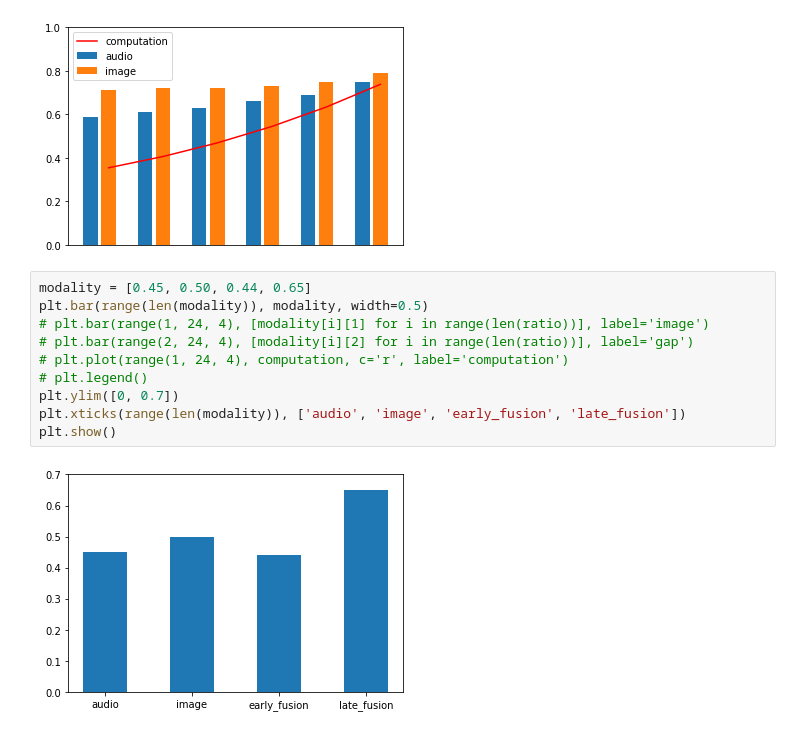
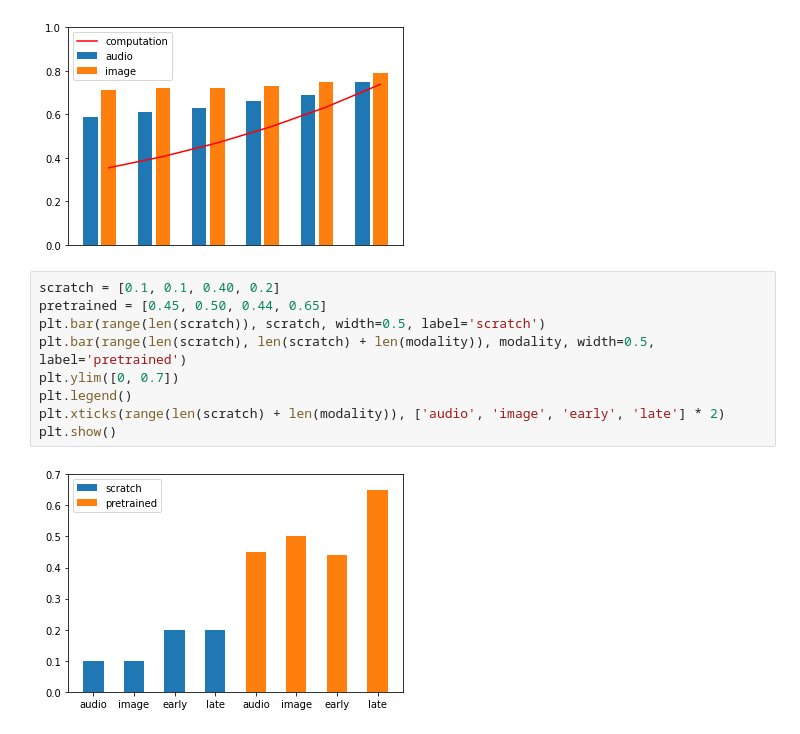
Before and after one commit to lixinghe1999/multi_modal, a Jupyter notebook: plot.ipynb, the cells around one changed output. Saved outputs shown, nothing was run; the diff lists cells and outputs as text.

```diff
--- a/plot.ipynb
+++ b/plot.ipynb
@@ -87,15 +87,14 @@ plt.xticks([])
 plt.show()
 # %% [output]
 [figure]
-# %%
-modality = [0.45, 0.50, 0.44, 0.65]
-plt.bar(range(len(modality)), modality, width=0.5)
-# plt.bar(range(1, 24, 4), [modality[i][1] for i in range(len(ratio))], label='image')
-# plt.bar(range(2, 24, 4), [modality[i][2] for i in range(len(ratio))], label='gap')
-# plt.plot(range(1, 24, 4), computation, c='r', label='computation')
-# plt.legend()
-plt.ylim([0, 0.7])
-plt.xticks(range(len(modality)), ['audio', 'image', 'early_fusion', 'late_fusion'])
-plt.show()
-# %% [output]
-[figure, removed]
+# %%
+scratch = [0.1, 0.1, 0.40, 0.2]
+pretrained = [0.45, 0.50, 0.44, 0.65]
+plt.bar(range(len(scratch)), scratch, width=0.5, label='scratch')
+plt.bar(range(len(scratch), len(scratch) + len(modality)), modality, width=0.5, label='pretrained')
+plt.ylim([0, 0.7])
+plt.legend()
+plt.xticks(range(len(scratch) + len(modality)), ['audio', 'image', 'early', 'late'] * 2)
+plt.show()
+# %% [output]
+[figure, added]
```
Also changed, not shown: 1 other file.
